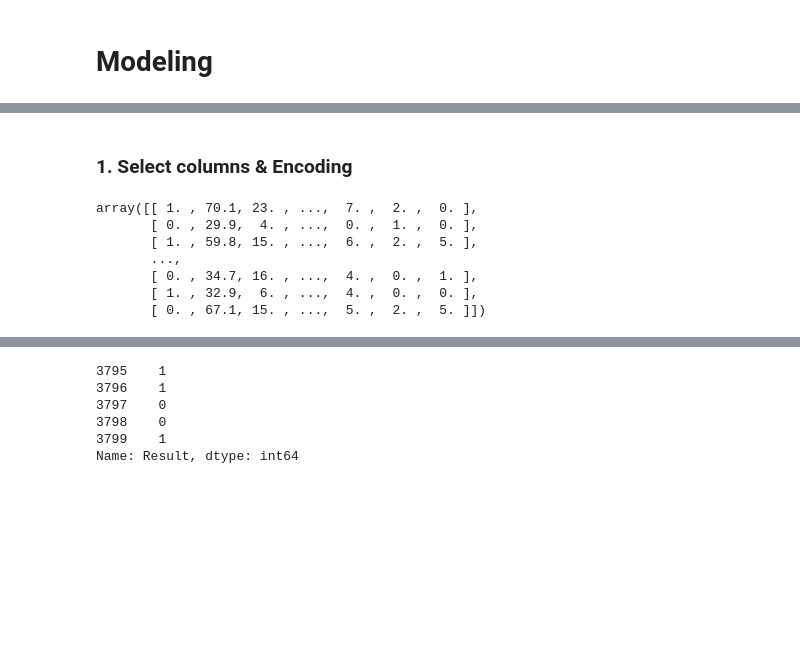
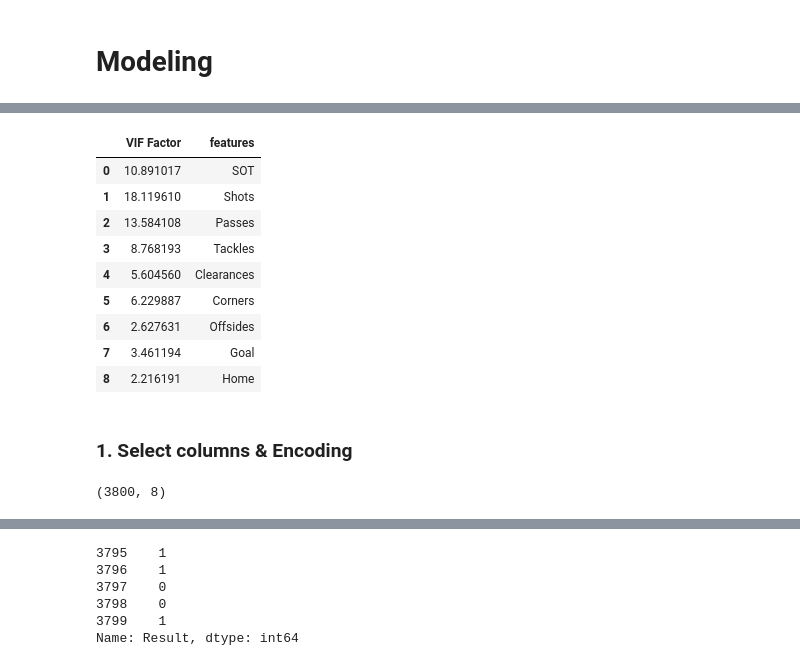
Before and after one commit to Romanism/Project, a Jupyter notebook: 03_Premierleague/03_Modeling.ipynb, the cells around one changed output, grey strips where cells are left out. Saved outputs shown, nothing was run; the diff lists cells and outputs as text; code cells hidden in the pictures; blank space fills up the shorter version.

```diff
--- a/03_Premierleague/03_Modeling.ipynb
+++ b/03_Premierleague/03_Modeling.ipynb
@@ -9,3 +18,22 @@ test = pd.read_csv('data/test.csv')
+# %%
+from statsmodels.stats.outliers_influence import variance_inflation_factor
+
+vif_train = train.drop(['Team', 'Result', 'Possession', 'Touches', 'Year'], axis = 1)
+vif = pd.DataFrame()
+vif["VIF Factor"] = [variance_inflation_factor(vif_train.values, i) for i in range(vif_train.shape[1])]
+vif["features"] = vif_train.columns
+vif
+# %% [output]
+|  | VIF Factor | features |
+| 0 | 10.891017 | SOT |
+| 1 | 18.119610 | Shots |
+| 2 | 13.584108 | Passes |
+| 3 | 8.768193 | Tackles |
+| 4 | 5.604560 | Clearances |
+| 5 | 6.229887 | Corners |
+| 6 | 2.627631 | Offsides |
+| 7 | 3.461194 | Goal |
+| 8 | 2.216191 | Home |
 # %% [markdown]
 ### 1. Select columns & Encoding
 # %%
@@ -34,15 +61,9 @@ X_train = np.hstack(tuple(each for each in train_cols))
 X_test = np.hstack(tuple(each for each in test_cols))
 y_train = train['Result']
 # %%
-X_train
+X_train.shape
 # %% [output]
-array([[ 1. , 70.1, 23. , ...,  7. ,  2. ,  0. ],
-       [ 0. , 29.9,  4. , ...,  0. ,  1. ,  0. ],
-       [ 1. , 59.8, 15. , ...,  6. ,  2. ,  5. ],
-       ...,
-       [ 0. , 34.7, 16. , ...,  4. ,  0. ,  1. ],
-       [ 1. , 32.9,  6. , ...,  4. ,  0. ,  0. ],
-       [ 0. , 67.1, 15. , ...,  5. ,  2. ,  5. ]])
+(3800, 8)
 # %%
 X_test
 # %% [output]
```
Also changed, not shown: parts of 16 cells of this notebook, 9 other files.
